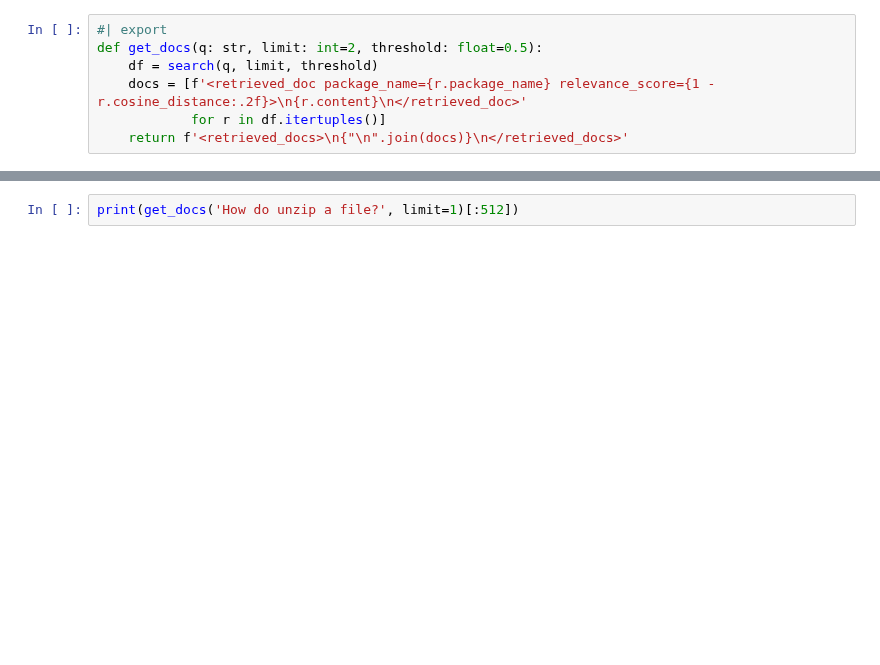
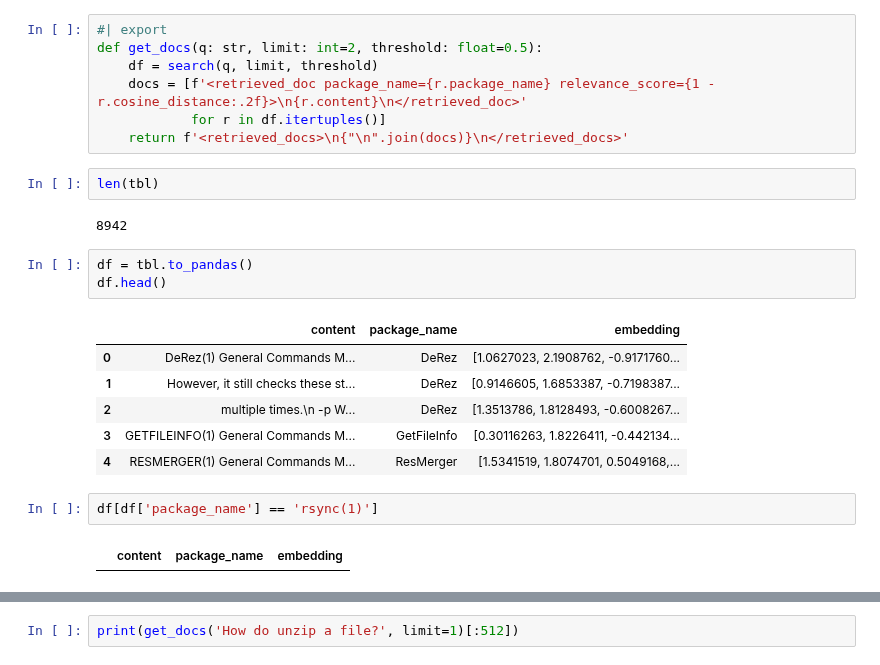
Before and after one commit to alg747/shell_sage, a Jupyter notebook: nbs/00_core.ipynb, the cells around one changed output, grey strips where cells are left out. Cells and saved outputs as stored; diff of their text form; blank space fills up the shorter version.

```diff
--- a/nbs/00_core.ipynb
+++ b/nbs/00_core.ipynb
@@ -236,3 +236,21 @@ def get_docs(q: str, limit: int=2, threshold: float=0.5):
     docs = [f'<retrieved_doc package_name={r.package_name} relevance_score={1 - r.cosine_distance:.2f}>\n{r.content}\n</retrieved_doc>'
             for r in df.itertuples()]
     return f'<retrieved_docs>\n{"\n".join(docs)}\n</retrieved_docs>'
+# %%
+len(tbl)
+# %% [output]
+8942
+# %%
+df = tbl.to_pandas()
+df.head()
+# %% [output]
+|  | content | package_name | embedding |
+| 0 | DeRez(1) General Commands M... | DeRez | [1.0627023, 2.1908762, -0.9171760... |
+| 1 | However, it still checks these st... | DeRez | [0.9146605, 1.6853387, -0.7198387... |
+| 2 | multiple times.\n -p W... | DeRez | [1.3513786, 1.8128493, -0.6008267... |
+| 3 | GETFILEINFO(1) General Commands M... | GetFileInfo | [0.30116263, 1.8226411, -0.442134... |
+| 4 | RESMERGER(1) General Commands M... | ResMerger | [1.5341519, 1.8074701, 0.5049168,... |
+# %%
+df[df['package_name'] == 'rsync(1)']
+# %% [output]
+|  | content | package_name | embedding |
```
Also changed, not shown: parts of 3 cells of this notebook, 4 other files.
